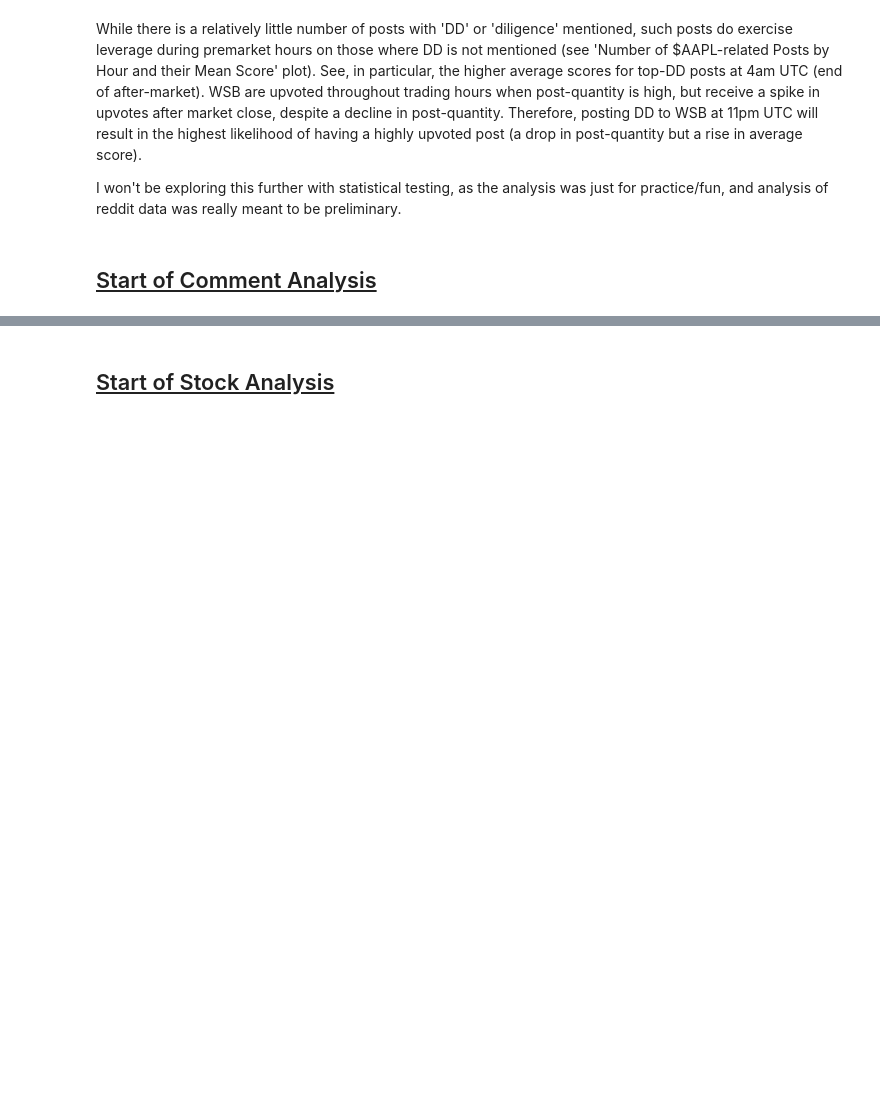
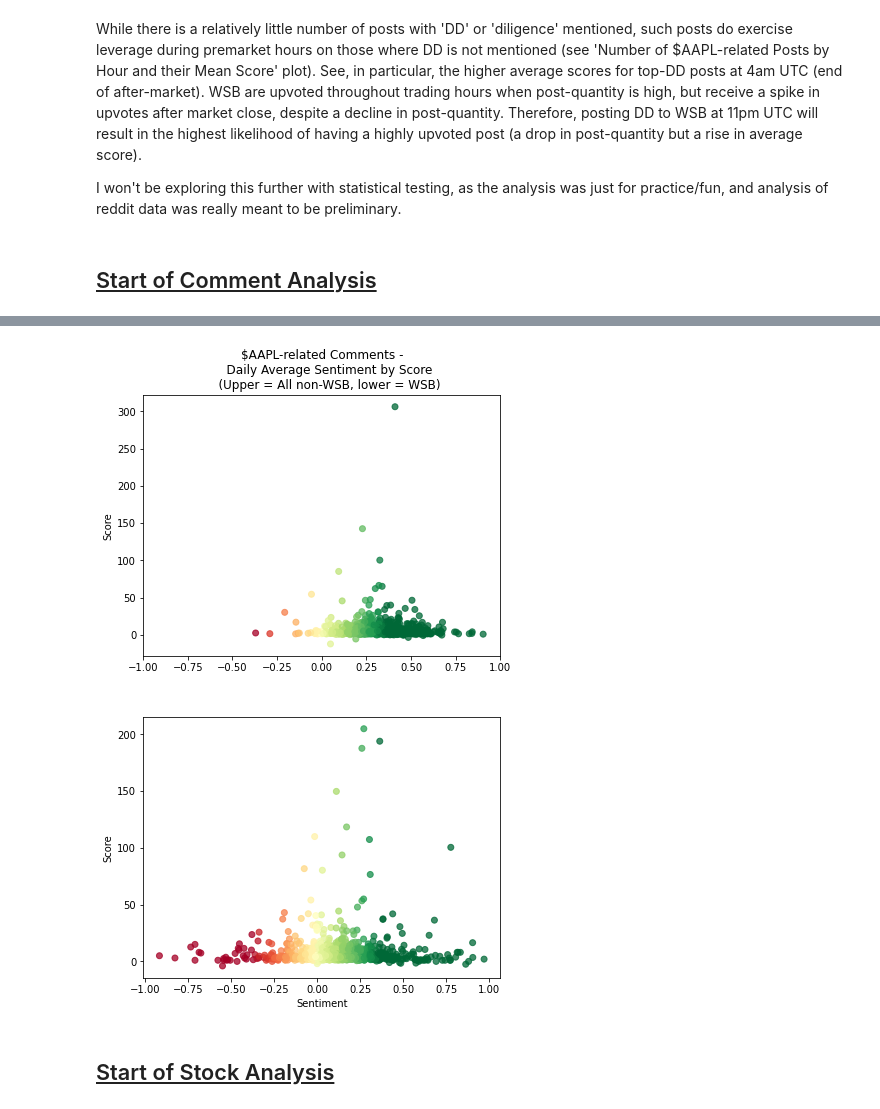
Before and after one commit to JackIHill/DataAnalytics, a Jupyter notebook: Independent/AAPL Analysis/AAPL Stock+Reddit Analysis.ipynb, the cells around one changed output, grey strips where cells are left out. Saved outputs shown, nothing was run; the diff lists cells and outputs as text; code cells hidden in the pictures; blank space fills up the shorter version.

```diff
--- a/Independent/AAPL Analysis/AAPL Stock+Reddit Analysis.ipynb
+++ b/Independent/AAPL Analysis/AAPL Stock+Reddit Analysis.ipynb
@@ -512,11 +618,33 @@ plt.show()
 # %%
-plt.scatter(sentiment['sentiment'], sentiment['score'], c=sentiment['sentiment'], norm=norm, cmap=cmap)
+fig, ax = plt.subplots()
+fig, ax2 = plt.subplots()
 
-plt.xlabel('Sentiment')
-plt.ylabel('Score')
-plt.title('Daily Average Sentiment by Score\nDistribution for $AAPL-related Comments')
+ax.scatter(sentiment_clean['sentiment'],
+            sentiment_clean['score'],
+            c=sentiment_clean['sentiment'], norm=norm, cmap=cmap, alpha=0.75)
+
+ax2.scatter(sentiment_wsb['sentiment'],
+            sentiment_wsb['score'],
+            c=sentiment_wsb['sentiment'], norm=norm, cmap=cmap, alpha=0.75)
+
+ax.set_xlabel(' ')
+ax.set_ylabel('Score')
+
+ax2.set_xlabel('Sentiment')
+ax2.set_ylabel('Score')
+
+ax.set_title(
+    '''$AAPL-related Comments -
+    Daily Average Sentiment by Score
+    (Upper = All non-WSB, lower = WSB)''')
+
+ax.set_xticks(np.arange(-1, 1.2, 0.25))
+ax2.set_xticks(np.arange(-1, 1.2, 0.25))
 
 plt.show()
+# %% [output]
+[figure, added]
+[figure, added]
 # %% [markdown]
 ## <ins>Start of Stock Analysis</ins>
 # %% [markdown]
```
Also changed, not shown: parts of 34 cells of this notebook.
